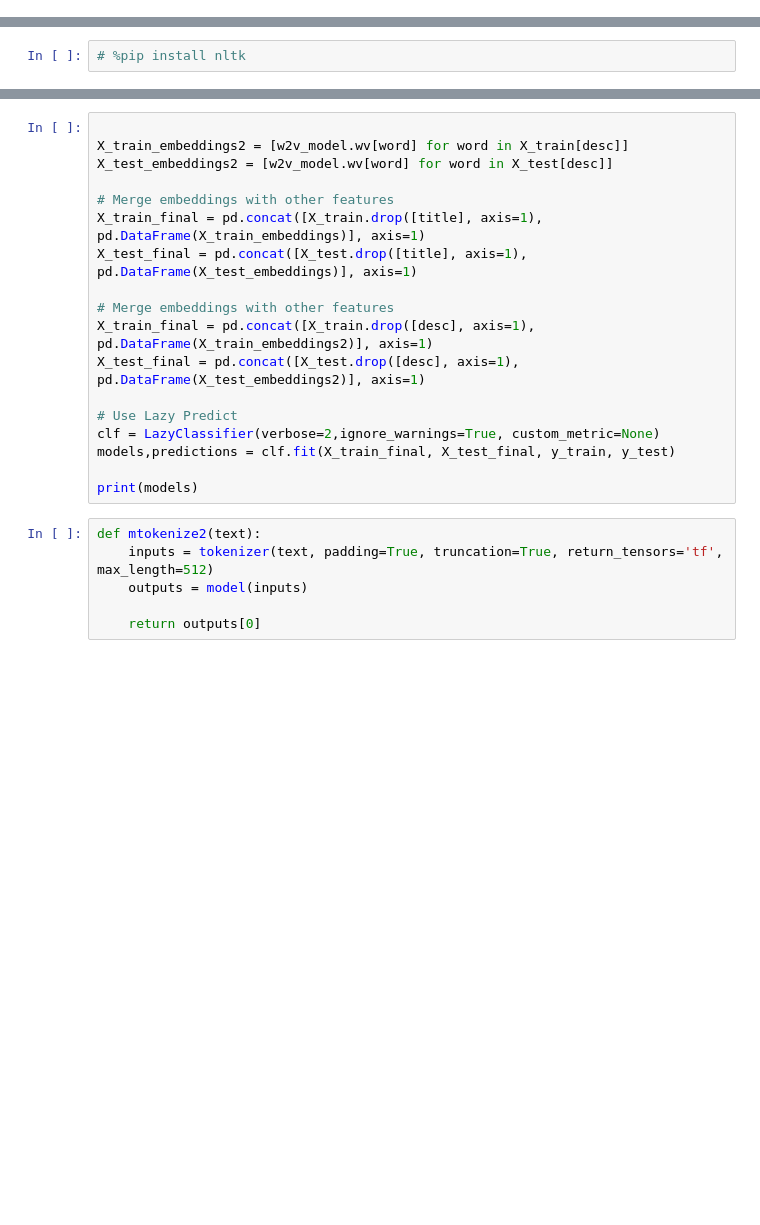
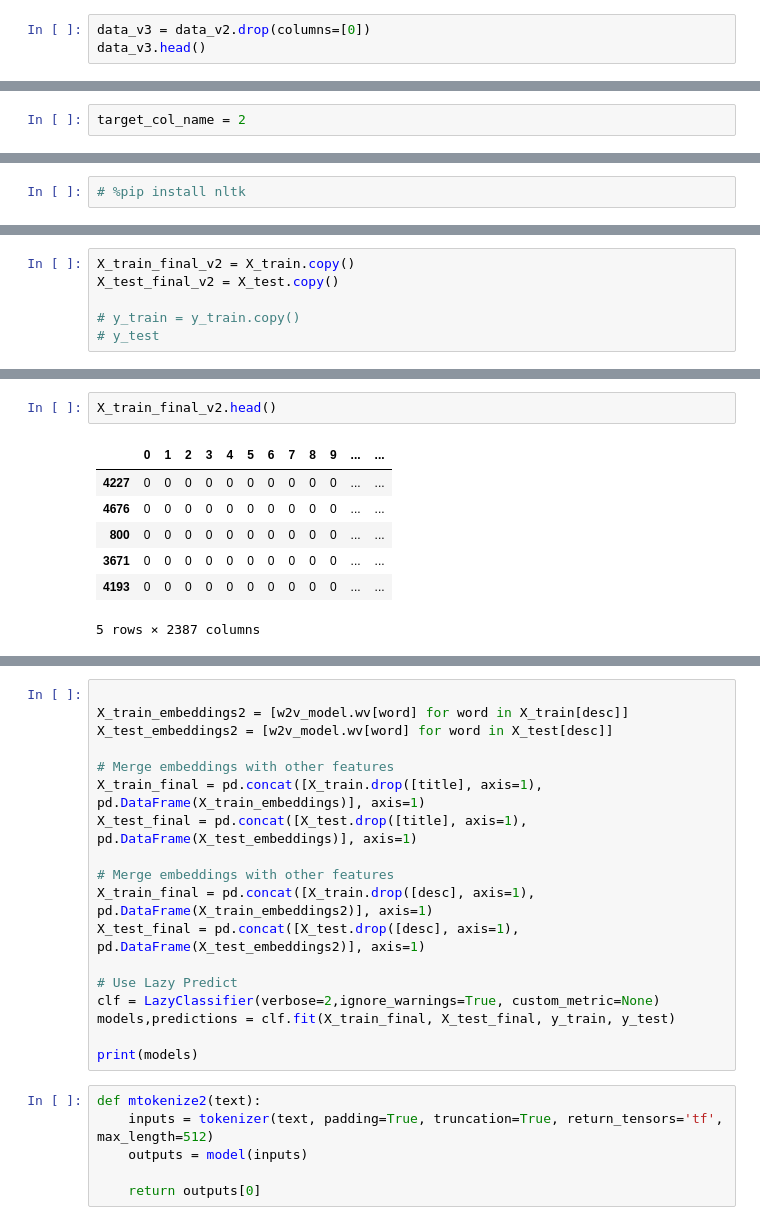
Before and after one commit to DeveloperDowny/ml_ama2, a Jupyter notebook: v2.ipynb, the cells around one changed output, grey strips where cells are left out. Saved outputs shown, nothing was run; the diff lists cells and outputs as text; blank space fills up the shorter version.

```diff
--- a/v2.ipynb
+++ b/v2.ipynb
@@ -296,0 +456,3 @@ X_test_embeddings = [w2v_model.wv[word] for word in X_test[title]]
+# %%
+data_v3 = data_v2.drop(columns=[0])
+data_v3.head()
@@ -296,0 +467,2 @@ X_test_embeddings = [w2v_model.wv[word] for word in X_test[title]]
+# %%
+target_col_name = 2
@@ -298,0 +618,6 @@ X_test_embeddings = [w2v_model.wv[word] for word in X_test[title]]
+# %%
+X_train_final_v2 = X_train.copy()
+X_test_final_v2 = X_test.copy()
+
+# y_train = y_train.copy()
+# y_test
@@ -298,0 +634,10 @@ X_test_embeddings = [w2v_model.wv[word] for word in X_test[title]]
+# %%
+X_train_final_v2.head()
+# %% [output]
+|  | 0 | 1 | 2 | 3 | 4 | 5 | 6 | 7 | 8 | 9 | ... | ... |
+| 4227 | 0 | 0 | 0 | 0 | 0 | 0 | 0 | 0 | 0 | 0 | ... | ... |
+| 4676 | 0 | 0 | 0 | 0 | 0 | 0 | 0 | 0 | 0 | 0 | ... | ... |
+| 800 | 0 | 0 | 0 | 0 | 0 | 0 | 0 | 0 | 0 | 0 | ... | ... |
+| 3671 | 0 | 0 | 0 | 0 | 0 | 0 | 0 | 0 | 0 | 0 | ... | ... |
+| 4193 | 0 | 0 | 0 | 0 | 0 | 0 | 0 | 0 | 0 | 0 | ... | ... |
+5 rows × 2387 columns
```
Also changed, not shown: parts of 121 cells of this notebook, 5 other files.
